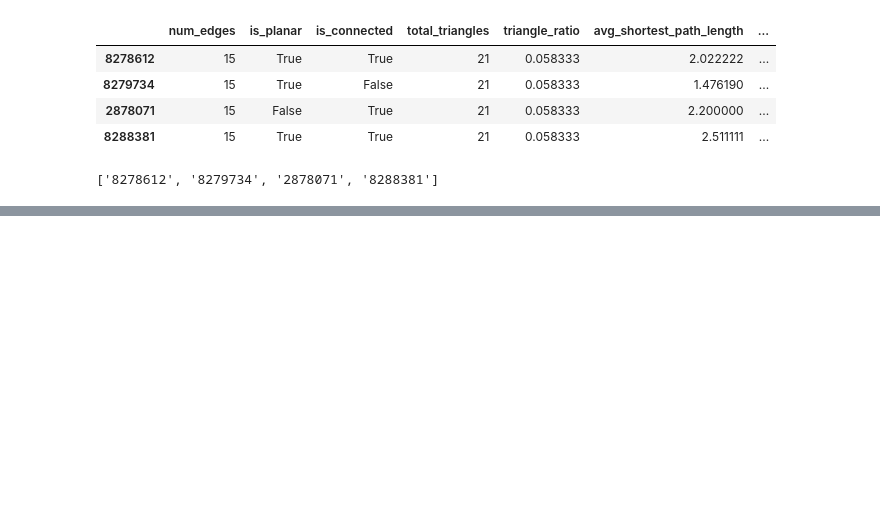
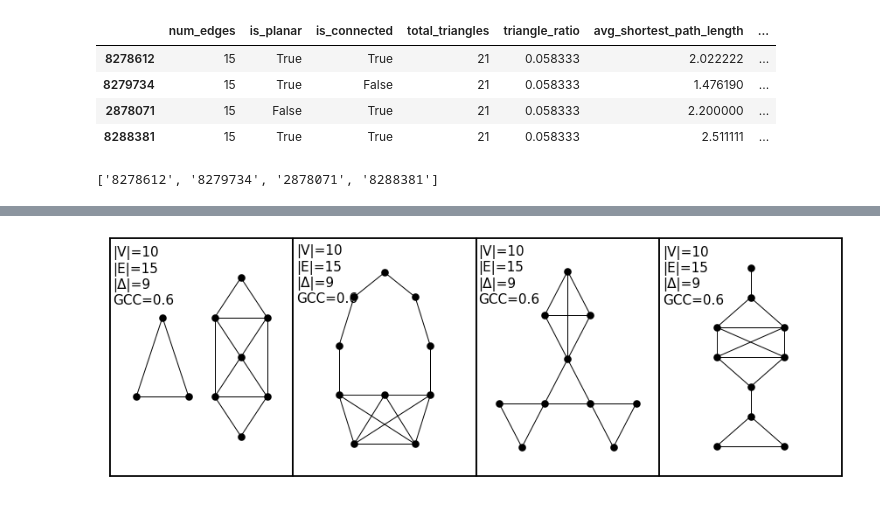
Before and after one commit to neurodata/dos_and_donts, a Jupyter notebook: experiments/experiment_6/final/fig.ipynb, the cells around one changed output, grey strips where cells are left out. Cells and saved outputs as stored; diff of their text form; code cells hidden in the pictures; blank space fills up the shorter version.

```diff
--- a/experiments/experiment_6/final/fig.ipynb
+++ b/experiments/experiment_6/final/fig.ipynb
@@ -123,3 +125,95 @@ for a in ax.ravel():
 # %%
 fig.savefig("./exp5_10nodes.png", dpi=300, bbox_inches='tight')
 fig.savefig("./exp5_10nodes.pdf", dpi=300, bbox_inches='tight')
+# %%
+kwargs = dict(
+    node_size=50,  node_color='k',
+)
+sns.set_context('talk', font_scale=0.85)
+fig, ax = plt.subplots(1, 4, figsize=(15, 5))
+
+pos8279734 = {
+    0: (0, .5),
+    3: (.5, 1.5),
+    6: (1, .5),
+    9: (2, 1),
+    4: (2, 0),
+    7: (1.5, .5),
+    1: (2.5, .5),
+    5: (2, 2),
+    2: (1.5, 1.5),
+    8: (2.5, 1.5),
+}
+nx.draw(graphs["8279734"], pos=pos8279734, ax=ax[0], **kwargs)
+ax[0].text(-.45, 2.4, "|V|=10\n|E|=15\n|Δ|=9\nGCC=0.6", multialignment="left",horizontalalignment='left',
+     verticalalignment='top',)
+ax[0].set_ylim(-.5, 2.5)
+ax[0].set_xlim(-.5, 3)
+
+
+pos2878071 = {
+    0: (1, 0),
+    4: (2, 0),
+    9: (1.5, 1),
+    8: (0.75, 1),
+    7: (2.25, 1),
+    3: (0.75, 2),
+    2: (2.25, 2),
+    6: (1, 3),
+    5: (2., 3),
+    1: (1.5, 3.5)
+}
+nx.draw(graphs["2878071"], pos=pos2878071, ax=ax[1], **kwargs)
+ax[1].text(0.05, 4.075, "|V|=10\n|E|=15\n|Δ|=9\nGCC=0.6", multialignment="left",horizontalalignment='left',
+     verticalalignment='top',)
+ax[1].set_ylim(-.65, 4.2)
+ax[1].set_xlim(0, 3)
+
+pos8278612 = {
+    8: (1, 1),
+    5: (0, 1),
+    2: (.5, 0),
+    0: (2, 1),
+    3: (2.5, 0),
+    6: (3, 1),
+    9: (1.5, 2),
+    4: (1.5, 4),
+    7: (1, 3),
+    1: (2, 3)
+}
+nx.draw(graphs["8278612"], pos=pos8278612, ax=ax[2], **kwargs)
+ax[2].text(-0.45, 4.6, "|V|=10\n|E|=15\n|Δ|=9\nGCC=0.6", multialignment="left",horizontalalignment='left',
+     verticalalignment='top',)
+ax[2].set_ylim(-.65, 4.75)
+ax[2].set_xlim(-.5, 3.5)
+
+
+pos8288381 = {
+    5: (0, 0),
+    2: (1, 0),
+    8: (.5, 1),
+    6: (.5, 2),
+    0: (0, 3),
+    3: (1, 3),
+    7: (0, 4),
+    9: (1, 4),
+    1: (.5, 5),
+    4: (.5, 6)
+}
+
+nx.draw(graphs['8288381'], pos=pos8288381, ax=ax[3], **kwargs)
+ax[3].text(-0.8, 6.75, "|V|=10\n|E|=15\n|Δ|=9\nGCC=0.6", multialignment="left",horizontalalignment='left',
+     verticalalignment='top',)
+ax[3].set_ylim(-1, 7)
+ax[3].set_xlim(-.85, 1.85)
+
+
+fig.subplots_adjust(wspace=0, hspace=0)
+
+
+for a in ax.ravel():
+
+    a.axis('on')
+    a.set_xticks([])
+    a.set_yticks([])
+# %% [output]
@@ -125,0 +222 @@ fig.savefig("./exp5_10nodes.pdf", dpi=300, bbox_inches='tight')
+[figure, added]
```
Also changed, not shown: parts of 3 cells of this notebook, 2 other files.
